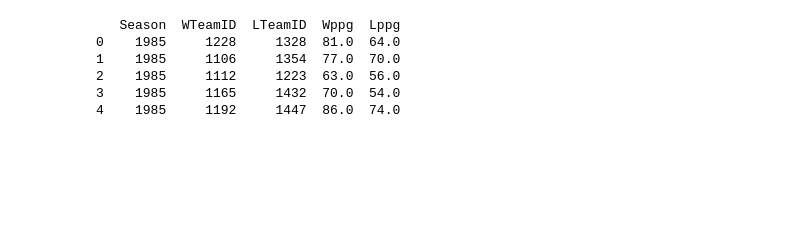
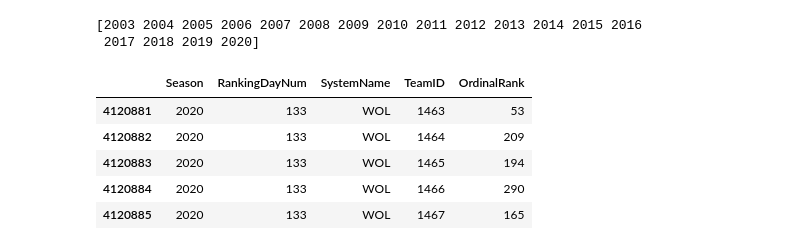
Before and after one commit to JoshChapnick/ioe491-final-project, a Jupyter notebook: IOE491_ProjectCode.ipynb, the cells around one changed output. Cells and saved outputs as stored; diff of their text form; code cells hidden in the pictures; blank space fills up the shorter version.

```diff
--- a/IOE491_ProjectCode.ipynb
+++ b/IOE491_ProjectCode.ipynb
@@ -55,15 +69,10 @@ for i in range(len(regseason_compact_results_df.NumOT.value_counts())):
 regseason_compact_results_df['Wppg'] = regseason_compact_results_df['WScore'] * (40.0 / regseason_compact_results_df['GameDuration'])
 regseason_compact_results_df['Lppg'] = regseason_compact_results_df['LScore'] * (40.0 / regseason_compact_results_df['GameDuration'])
 
+regseason_compact_results_df_raw = regseason_compact_results_df
+
 regseason_compact_results_df = regseason_compact_results_df.drop(['DayNum', 'WLoc', 'NumOT', 'WScore','LScore','GameDuration'],axis = 1)
-#print(regseason_compact_results_df.head())
+#print(regseason_compact_results_df.Season.unique())
-# %% [output]
-   Season  WTeamID  LTeamID  Wppg  Lppg
-0    1985     1228     1328  81.0  64.0
-1    1985     1106     1354  77.0  70.0
-2    1985     1112     1223  63.0  56.0
-3    1985     1165     1432  70.0  54.0
-4    1985     1192     1447  86.0  74.0
 # %%
 #Calculate average points per game and number of games for winning and losing team
 Wppg_df = regseason_compact_results_df[["Season","WTeamID",'Wppg']].groupby(["Season","WTeamID"]).agg(['mean', 'count'])
@@ -163,9 +172,12 @@ regseason_detailed_results_df["LPPS"] = (regseason_detailed_results_df["LScore"]
 regseason_detailed_results_df["L#POS"] = regseason_detailed_results_df["LFGA"] + regseason_detailed_results_df["LFGA3"] - regseason_detailed_results_df['LOR'] + regseason_detailed_results_df['LTO'] + (0.4 * regseason_detailed_results_df['LFTA'])
 regseason_detailed_results_df["LOEFF"] = (regseason_detailed_results_df["LScore"]) / (regseason_detailed_results_df["L#POS"])
 regseason_detailed_results_df["LDEFF"] = (regseason_detailed_results_df["WScore"]) / (regseason_detailed_results_df["L#POS"])
-#print(regseason_detailed_results_df.head())
+print(regseason_detailed_results_df.Season.unique())
 #for col in regseason_detailed_results_df.columns:
     #print(col)
+# %% [output]
+[2003 2004 2005 2006 2007 2008 2009 2010 2011 2012 2013 2014 2015 2016
+ 2017 2018 2019 2020]
 # %%
 #Extract relevant columns and rename
 Wstats_df = regseason_detailed_results_df[['Season',
@@ -276,3 +288,14 @@ seasonAvgStats_df = stats_df.groupby(by = ['Season', 'TeamID']).agg('mean').rese
+# %%
+#Quick (haha, i wish. this takes forever) cleanup for 2020 season bc it was cut short
+massey_ordinals_df['RankingDayNum'] = massey_ordinals_df.apply(lambda row: 133 if row['Season'] == 2020 and row['RankingDayNum'] == 128 else row['RankingDayNum'], axis=1)
+massey_ordinals_df.tail()
+# %% [output]
+|  | Season | RankingDayNum | SystemName | TeamID | OrdinalRank |
+| 4120881 | 2020 | 133 | WOL | 1463 | 53 |
+| 4120882 | 2020 | 133 | WOL | 1464 | 209 |
+| 4120883 | 2020 | 133 | WOL | 1465 | 194 |
+| 4120884 | 2020 | 133 | WOL | 1466 | 290 |
+| 4120885 | 2020 | 133 | WOL | 1467 | 165 |
 # %%
 #Part 4 - Add Ranking Data
 rankings_df = massey_ordinals_df[massey_ordinals_df['RankingDayNum'] == 133]
```
Also changed, not shown: parts of 22 cells of this notebook.
